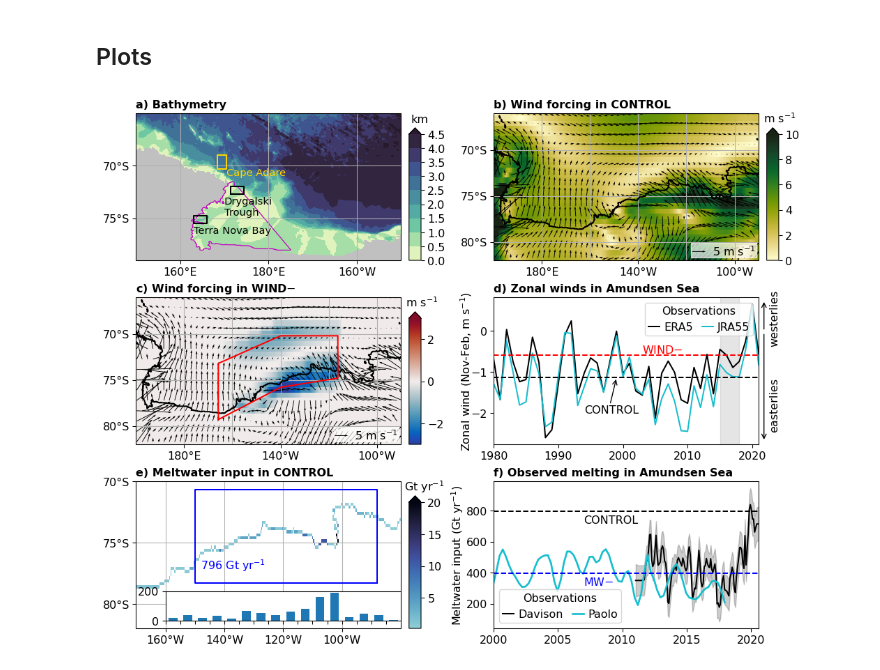
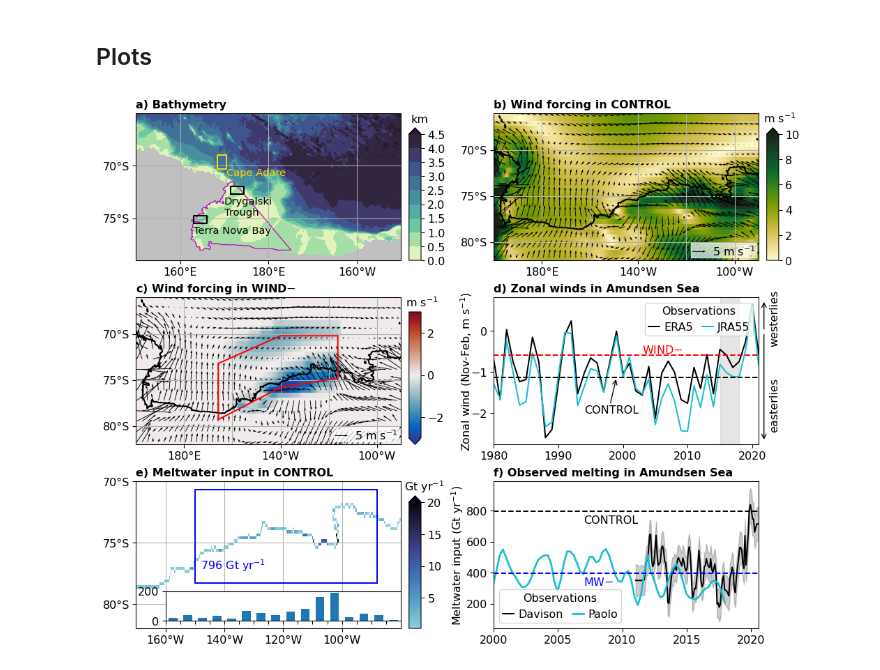
Before and after one commit to schmidt-christina/Schmidt_et_al_2025b, a Jupyter notebook: Fig_1.ipynb, the cells around one changed output. Saved outputs shown, nothing was run; the diff lists cells and outputs as text; code cells hidden in the pictures.

Commit message:
Extended minimum of colorbar in Fig 1c

```diff
--- a/Fig_1.ipynb
+++ b/Fig_1.ipynb
@@ -216,8 +216,8 @@ for p in range(len(var_u)):
     pos = plt.gca().get_position()
     cax = plt.axes([pos.xmax+.01, pos.ymin,
                     0.015, .9*(pos.ymax-pos.ymin)])
-    if cmap[p] == cmo.balance:
-        cb = plt.colorbar(pc, cax=cax, orientation='vertical', extend='both')
+    if p == 1:
+        cb = plt.colorbar(pc, cax=cax, orientation='vertical', extend='min')
     else:
         cb = plt.colorbar(pc, cax=cax, orientation='vertical', extend='max')
     cb.ax.set_title('m s$^{-1}$', x=1.1)
@@ -312,31 +312,31 @@ for i, l in enumerate(np.arange(200, 280, 5)):
 ax5ins.bar(np.arange(202.5-360, 280-360, 5), runoff_Gt_binned, width=3)
 ax5ins.set_xticks(np.arange(200-360, 280-360, 5))
 ax5ins.set_xticklabels([])
 ax5ins.set_xlim(-160, -80)
 
 
 """ f) Timeseries from Davison 2023 and Paolo 2023 """
 ax6 = fig.add_subplot(3, 2, 6)
 plt.plot(ds_Davison2023.time, ds_Davison2023['melt'],
          'k', label='Davison')
 plt.fill_between(ds_Davison2023.time,
                  ds_Davison2023['melt'] - ds_Davison2023['melt_err'],
                  ds_Davison2023['melt'] + ds_Davison2023['melt_err'],
                  color='k', alpha=.2)
 plt.plot(ds_Paolo2023.time_decimal, -ds_Paolo2023.melt, color='tab:cyan',
          linewidth=2, label='Paolo')
 plt.axhline(796, color='k', linestyle='--')
 plt.text(2007, 720, exptdict['ctrl']['expt_str'])
 plt.axhline(398, color='b', linestyle='--')
 plt.text(2007, 320, exptdict['mw_50_down']['expt_str'], color='b')
 plt.xlim(2000, 2020.6)
 
 plt.legend(loc='lower left', ncol=2, title='Observations',
            handlelength=1, handletextpad=.4, borderpad=.3, columnspacing=0.8)
 plt.ylabel('Meltwater input (Gt yr$^{-1}$)', labelpad=1)
 plt.title('f) Observed melting in Amundsen Sea', fontweight='bold', loc='left')
 
 plt.savefig(path_plots + 'Fig1.jpg', dpi=600, bbox_inches="tight")
 plt.show()
 # %% [output]
-[figure, old version]
+[figure, new version]
```
Also changed, not shown: parts of 1 cell of this notebook.
